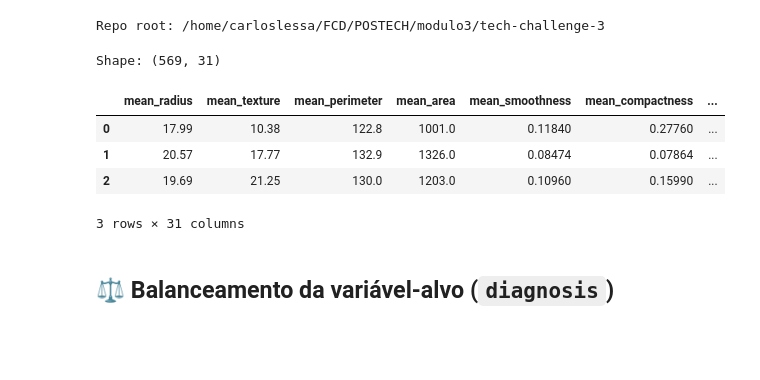
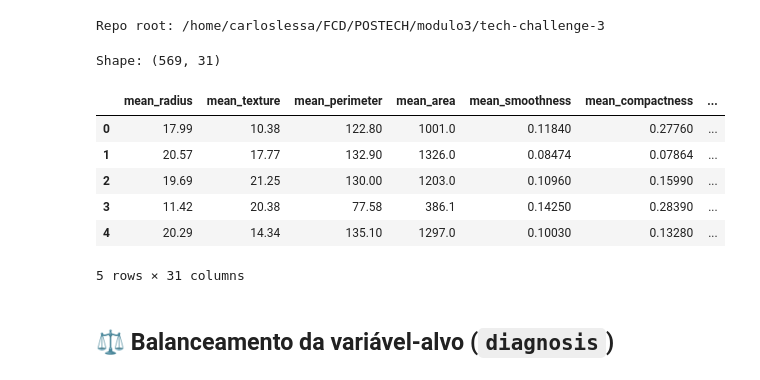
Before and after one commit to djflucena/tech-challenge-3, a Jupyter notebook: notebooks/01_exploracao_modelagem.ipynb, the cells around one changed output. Drawn from its saved outputs; the diff is of its cells as text; code cells hidden in the pictures; blank space fills up the shorter version.

```diff
--- a/notebooks/01_exploracao_modelagem.ipynb
+++ b/notebooks/01_exploracao_modelagem.ipynb
@@ -40,41 +40,46 @@ except Exception as e:
     print('Aviso: não foi possível importar skim_numeric/skim_categorical. Erro:', e)
     print('Verifique se existem src/eda/skim.py e __init__.py nos diretórios src/ e src/eda/.')
 # %%
-from pathlib import Path
-import sys, subprocess
-import pandas as pd
+# Importa a função diretamente
+from src.data.make_wdbc_dataset import build_wdbc
 
+# Define o caminho para o arquivo de dados
 DATA_PATH = ROOT / "data" / "wdbc.csv"
+
+# Garante que o diretório 'data' exista
 DATA_PATH.parent.mkdir(parents=True, exist_ok=True)
 
+# Verifica se o arquivo já existe
 if not DATA_PATH.exists():
-    print(f"Arquivo não encontrado em {DATA_PATH}. Gerando via CLI do make_wdbc_dataset ...")
+    print(f"Arquivo não encontrado em {DATA_PATH}. Gerando via função build_wdbc...")
     try:
-        subprocess.run(
-            [sys.executable, "-m", "src.data.make_wdbc_dataset", "--out", str(DATA_PATH)],
-            check=True
-        )
+        # Chama a função diretamente
+        build_wdbc(DATA_PATH)
+        print(f"Arquivo gerado e salvo em {DATA_PATH}")
     except Exception as e:
         print("Falha ao rodar o módulo CLI; gerando via sklearn. Erro:", e)
         from sklearn.datasets import load_breast_cancer
         cancer = load_breast_cancer()
         df_tmp = pd.DataFrame(
             cancer["data"],
             columns=[c.replace(" ", "_") for c in cancer["feature_names"]]
         )
         target = pd.Categorical.from_codes(cancer["target"], cancer["target_names"])
         target = target.rename_categories({"malignant": "Maligno", "benign": "Benigno"})
         df_tmp["diagnosis"] = target.astype(str)
         df_tmp.to_csv(DATA_PATH, index=False)
         print("Gerado e salvo em", DATA_PATH)
 
+# Se chegou até aqui, o arquivo deve existir. Carrega o DataFrame.
 df = pd.read_csv(DATA_PATH)
 print("Shape:", df.shape)
-df.head(3)
+df.head()
 # %% [output]
 Shape: (569, 31)
 |  | mean_radius | mean_texture | mean_perimeter | mean_area | mean_smoothness | mean_compactness | ... |
-| 0 | 17.99 | 10.38 | 122.8 | 1001.0 | 0.11840 | 0.27760 | ... |
-| 1 | 20.57 | 17.77 | 132.9 | 1326.0 | 0.08474 | 0.07864 | ... |
-| 2 | 19.69 | 21.25 | 130.0 | 1203.0 | 0.10960 | 0.15990 | ... |
+| 0 | 17.99 | 10.38 | 122.80 | 1001.0 | 0.11840 | 0.27760 | ... |
+| 1 | 20.57 | 17.77 | 132.90 | 1326.0 | 0.08474 | 0.07864 | ... |
+| 2 | 19.69 | 21.25 | 130.00 | 1203.0 | 0.10960 | 0.15990 | ... |
+| 3 | 11.42 | 20.38 | 77.58 | 386.1 | 0.14250 | 0.28390 | ... |
+| 4 | 20.29 | 14.34 | 135.10 | 1297.0 | 0.10030 | 0.13280 | ... |
-3 rows × 31 columns
+5 rows × 31 columns
```
Also changed, not shown: parts of 14 cells of this notebook.
